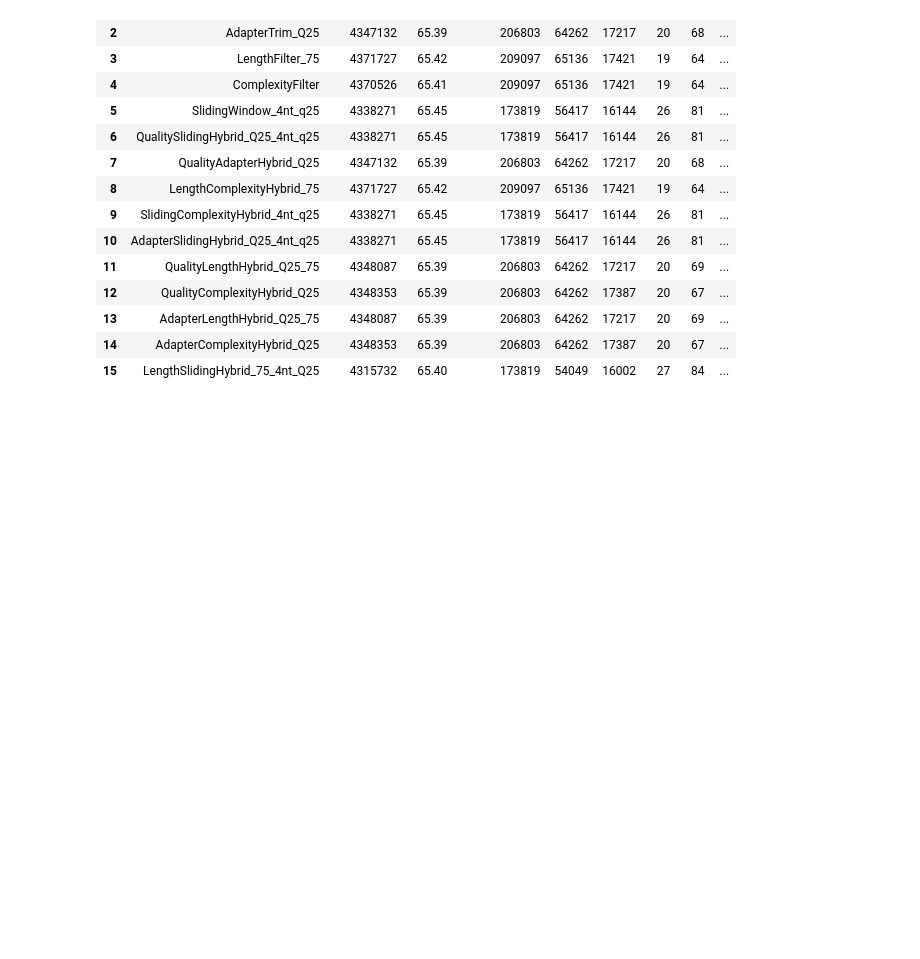
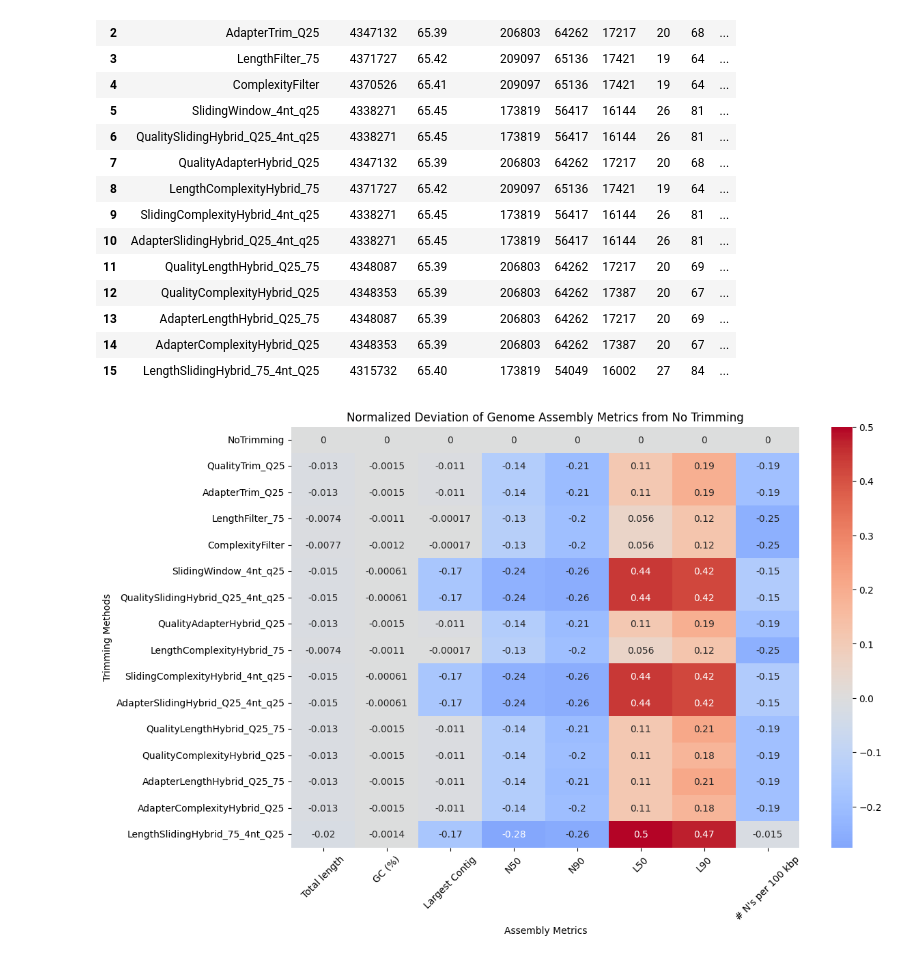
Before and after one commit to helmotw/NGS-pipeline-extension, a Jupyter notebook: MetricsExtractor.ipynb, the cells around one changed output. Cells and saved outputs as stored; diff of their text form; code cells hidden in the pictures; blank space fills up the shorter version.

Commit message:
the heat map created

```diff
--- a/MetricsExtractor.ipynb
+++ b/MetricsExtractor.ipynb
@@ -100,3 +100,41 @@ sorted_metrics_df
 | 13 | AdapterLengthHybrid_Q25_75 | 4348087 | 65.39 | 206803 | 64262 | 17217 | 20 | 69 | ... |
 | 14 | AdapterComplexityHybrid_Q25 | 4348353 | 65.39 | 206803 | 64262 | 17387 | 20 | 67 | ... |
 | 15 | LengthSlidingHybrid_75_4nt_Q25 | 4315732 | 65.40 | 173819 | 54049 | 16002 | 27 | 84 | ... |
+# %%
+import seaborn as sns
+import matplotlib.pyplot as plt
+
+# Prepare the data
+# Make sure the data is numerical.
+for column in sorted_metrics_df.columns[1:]:  # Skip the first column with the names of trimming methods
+    sorted_metrics_df[column] = pd.to_numeric(sorted_metrics_df[column], errors='coerce')
+
+# Find the base values for "NoTrimming"
+base_values = sorted_metrics_df[sorted_metrics_df['Trimming Parameters'] == 'NoTrimming'].iloc[0, 1:]
+
+# Initialization of the list for storing strings
+rows_list = []
+
+# Cycle to fill the list of rows
+for index, row in sorted_metrics_df.iterrows():
+    norm_row = {'Trimming Parameters': row['Trimming Parameters']}
+    for metric in sorted_metrics_df.columns[1:]:
+        if base_values[metric] != 0:
+            norm_row[metric] = (row[metric] - base_values[metric]) / base_values[metric]
+        else:
+            norm_row[metric] = 0
+    rows_list.append(norm_row)
+
+# Creating a DataFrame from a list of strings
+norm_deviations = pd.DataFrame(rows_list, columns=sorted_metrics_df.columns)
+
+# Visualization of normalized deviations using a heat map
+plt.figure(figsize=(12, 8))
+sns.heatmap(norm_deviations.iloc[:, 1:], annot=True, cmap='coolwarm', center=0, yticklabels=norm_deviations['Trimming Parameters'])
+plt.title('Normalized Deviation of Genome Assembly Metrics from No Trimming')
+plt.xlabel('Assembly Metrics')
+plt.ylabel('Trimming Methods')
+plt.xticks(rotation=45)  # Rotate signatures for better readability
+plt.show()
+# %% [output]
+[figure, added]
```
